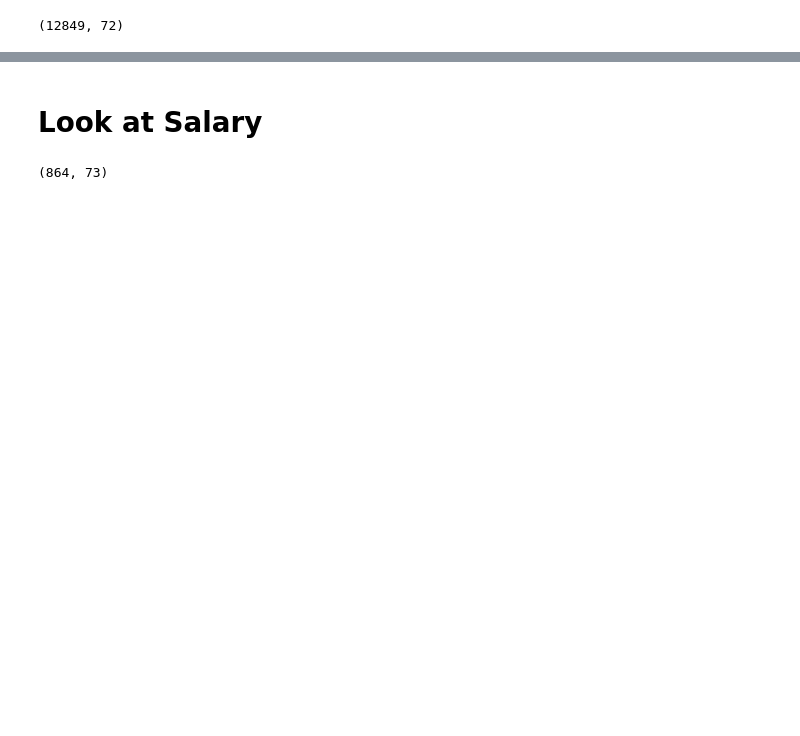
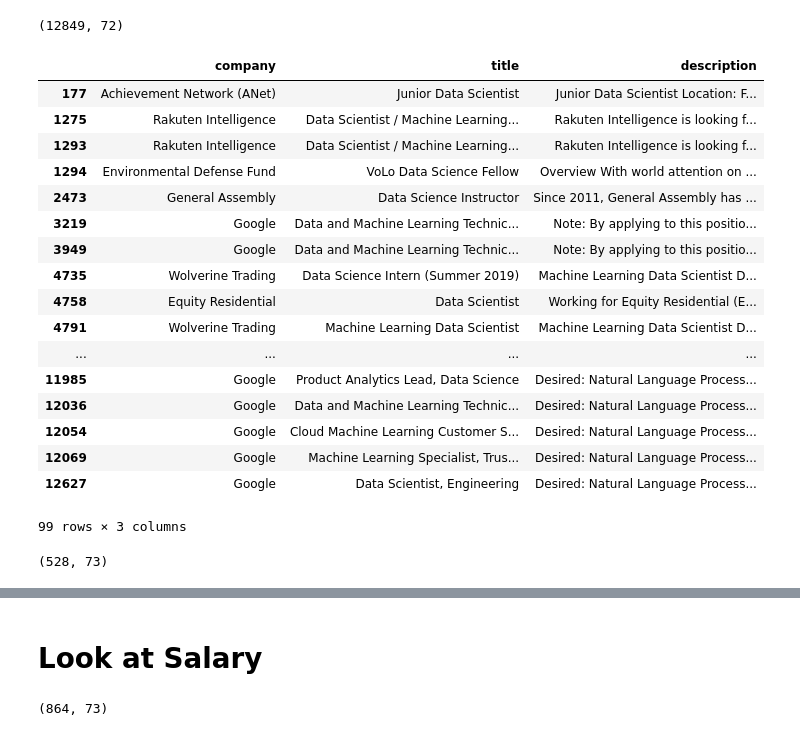
Before and after one commit to pradeep-krishnan/webscraping_jobs, a Jupyter notebook: datacleaning_and_eda.ipynb, the cells around one changed output, grey strips where cells are left out. Saved outputs shown, nothing was run; the diff lists cells and outputs as text; code cells hidden in the pictures; blank space fills up the shorter version.

```diff
--- a/datacleaning_and_eda.ipynb
+++ b/datacleaning_and_eda.ipynb
@@ -603,6 +604,33 @@ for position in role:
 df_datascience_roles = df.loc[df['role_relevance'], :]
 roles = pd.DataFrame(df_datascience_roles['title'].value_counts().head(20)).reset_index()
 roles.columns = ['datascience_roles', 'count']
+# %%
+df_j = df_datascience_roles[df_datascience_roles.description.str.contains('ava') & df_datascience_roles.description.str.contains('ython')]
+# %%
+df_j.loc[df_datascience_roles.description.str.contains('ew York'), ['company', 'title', 'description']]
+# %% [output]
+|  | company | title | description |
+| 177 | Achievement Network (ANet) | Junior Data Scientist | Junior Data Scientist Location: F... |
+| 1275 | Rakuten Intelligence | Data Scientist / Machine Learning... | Rakuten Intelligence is looking f... |
+| 1293 | Rakuten Intelligence | Data Scientist / Machine Learning... | Rakuten Intelligence is looking f... |
+| 1294 | Environmental Defense Fund | VoLo Data Science Fellow | Overview With world attention on ... |
+| 2473 | General Assembly | Data Science Instructor | Since 2011, General Assembly has ... |
+| 3219 | Google | Data and Machine Learning Technic... | Note: By applying to this positio... |
+| 3949 | Google | Data and Machine Learning Technic... | Note: By applying to this positio... |
+| 4735 | Wolverine Trading | Data Science Intern (Summer 2019) | Machine Learning Data Scientist D... |
+| 4758 | Equity Residential | Data Scientist | Working for Equity Residential (E... |
+| 4791 | Wolverine Trading | Machine Learning Data Scientist | Machine Learning Data Scientist D... |
+| ... | ... | ... | ... |
+| 11985 | Google | Product Analytics Lead, Data Science | Desired: Natural Language Process... |
+| 12036 | Google | Data and Machine Learning Technic... | Desired: Natural Language Process... |
+| 12054 | Google | Cloud Machine Learning Customer S... | Desired: Natural Language Process... |
+| 12069 | Google | Machine Learning Specialist, Trus... | Desired: Natural Language Process... |
+| 12627 | Google | Data Scientist, Engineering | Desired: Natural Language Process... |
+99 rows × 3 columns
+# %%
+df_datascience_roles.loc[df_datascience_roles.city.str.contains('ew York'), :].shape
+# %% [output]
+(528, 73)
 # %%
 bar_layout = Layout(
     barmode='group',
```
Also changed, not shown: parts of 7 cells of this notebook, 1 other file.
